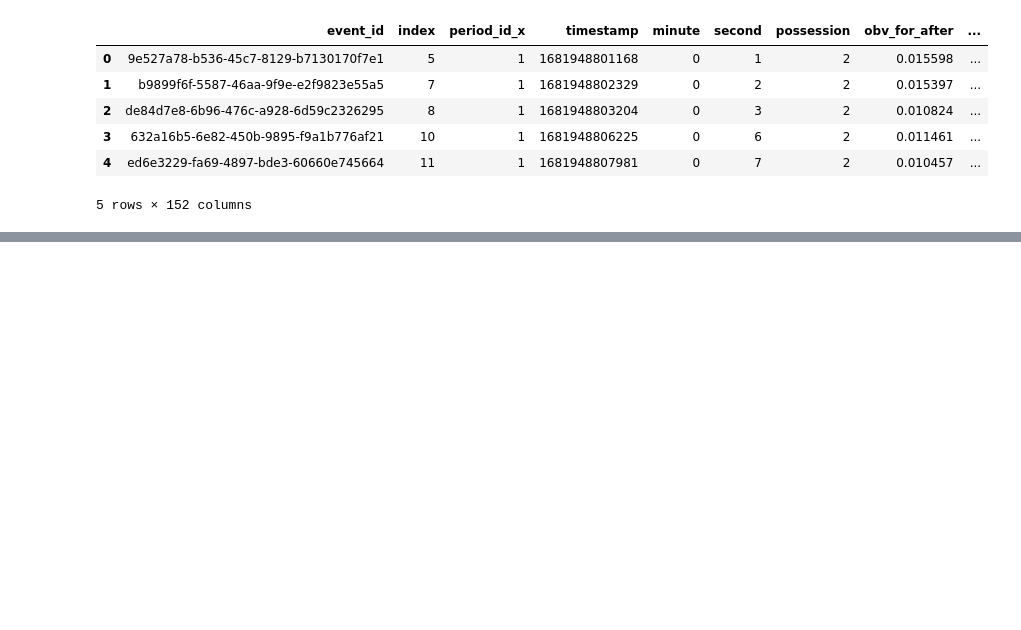
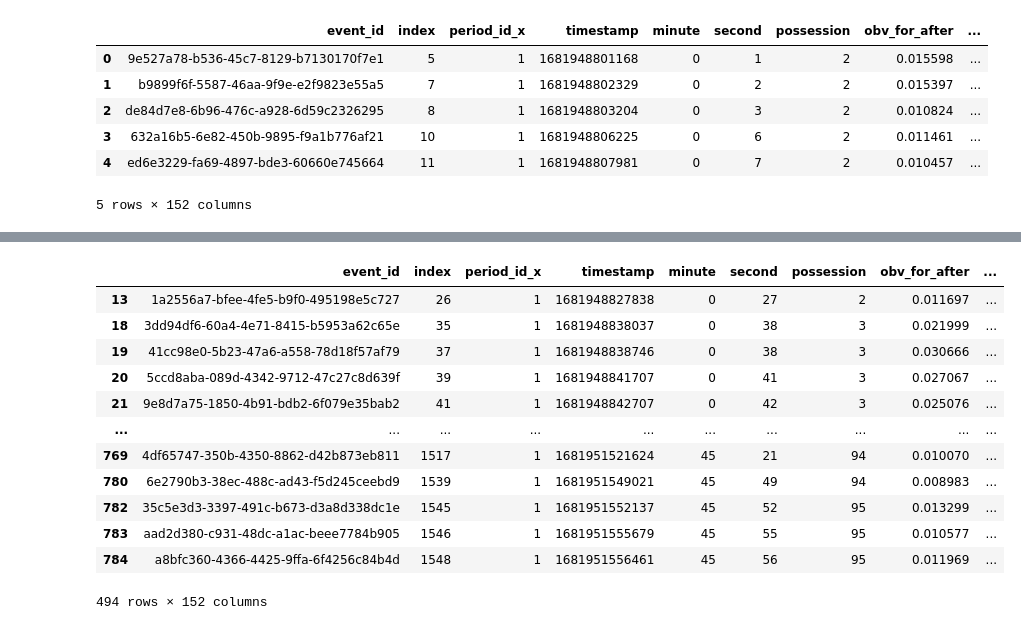
Before and after one commit to liammoore44/City-DS, a Jupyter notebook: notebooks/ManCity_Liverpool Analyis.ipynb, the cells around one changed output, grey strips where cells are left out. Cells and saved outputs as stored; diff of their text form; code cells hidden in the pictures; blank space fills up the shorter version.

```diff
--- a/notebooks/ManCity_Liverpool Analyis.ipynb
+++ b/notebooks/ManCity_Liverpool Analyis.ipynb
@@ -201,0 +246,16 @@ home Carry
+# %%
+h1
+# %% [output]
+|  | event_id | index | period_id_x | timestamp | minute | second | possession | obv_for_after | ... |
+| 13 | 1a2556a7-bfee-4fe5-b9f0-495198e5c727 | 26 | 1 | 1681948827838 | 0 | 27 | 2 | 0.011697 | ... |
+| 18 | 3dd94df6-60a4-4e71-8415-b5953a62c65e | 35 | 1 | 1681948838037 | 0 | 38 | 3 | 0.021999 | ... |
+| 19 | 41cc98e0-5b23-47a6-a558-78d18f57af79 | 37 | 1 | 1681948838746 | 0 | 38 | 3 | 0.030666 | ... |
+| 20 | 5ccd8aba-089d-4342-9712-47c27c8d639f | 39 | 1 | 1681948841707 | 0 | 41 | 3 | 0.027067 | ... |
+| 21 | 9e8d7a75-1850-4b91-bdb2-6f079e35bab2 | 41 | 1 | 1681948842707 | 0 | 42 | 3 | 0.025076 | ... |
+| ... | ... | ... | ... | ... | ... | ... | ... | ... | ... |
+| 769 | 4df65747-350b-4350-8862-d42b873eb811 | 1517 | 1 | 1681951521624 | 45 | 21 | 94 | 0.010070 | ... |
+| 780 | 6e2790b3-38ec-488c-ad43-f5d245ceebd9 | 1539 | 1 | 1681951549021 | 45 | 49 | 94 | 0.008983 | ... |
+| 782 | 35c5e3d3-3397-491c-b673-d3a8d338dc1e | 1545 | 1 | 1681951552137 | 45 | 52 | 95 | 0.013299 | ... |
+| 783 | aad2d380-c931-48dc-a1ac-beee7784b905 | 1546 | 1 | 1681951555679 | 45 | 55 | 95 | 0.010577 | ... |
+| 784 | a8bfc360-4366-4425-9ffa-6f4256c84b4d | 1548 | 1 | 1681951556461 | 45 | 56 | 95 | 0.011969 | ... |
+494 rows × 152 columns
```
Also changed, not shown: parts of 8 cells of this notebook, 5 other files.
